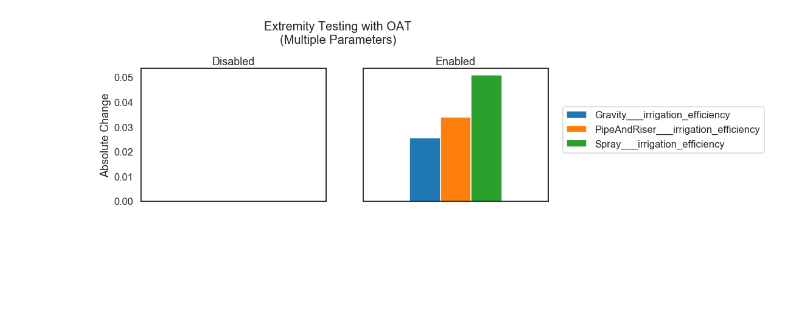
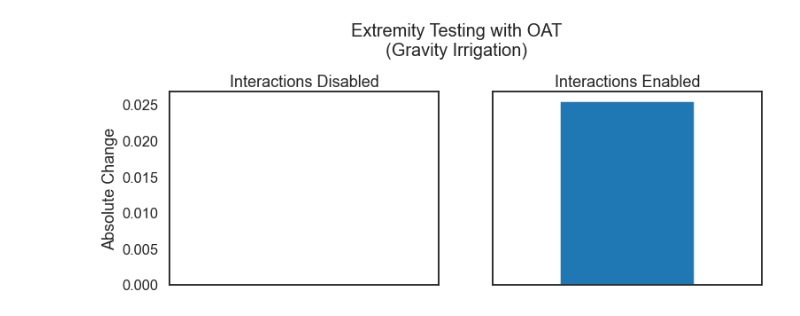
Before and after one commit to ConnectedSystems/oat-use, a Jupyter notebook: notebooks/1 MC analysis.ipynb, the cells around one changed output. Cells and saved outputs as stored; diff of their text form; code cells hidden in the pictures; blank space fills up the shorter version.

Commit message:
Recreated extremity results

```diff
--- a/notebooks/1 MC analysis.ipynb
+++ b/notebooks/1 MC analysis.ipynb
@@ -87,40 +88,45 @@ with_ext_results.columns = [c.replace('Farm___Irrigations___', '') for c in with
 tgt_cols = [c for c in with_ext_results.columns if 'gravity___irrigation_efficiency' in c.lower()]
 # %%
 selected_cols = [c for c in with_ext_results.columns
-                 if 'irrigation_eff' in c.lower()]
+                 if 'gravity___irrigation_efficiency' in c.lower()]
 
 selected_no_ext = no_ext_results.loc[:, selected_cols]
+selected_with_ext = with_ext_results.loc[:, selected_cols]
+
+
 selected_no_ext.columns = selected_no_ext.columns.str.replace('Farm___Crops___variables___', '')
+selected_no_ext.columns = selected_no_ext.columns.str.replace("___", ' ')
+selected_no_ext.columns = selected_no_ext.columns.str.replace("_", '')
 
-selected_with_ext = with_ext_results.loc[:, selected_cols]
 selected_with_ext.columns = selected_with_ext.columns.str.replace('Farm___Crops___variables___', '')
+selected_with_ext.columns = selected_with_ext.columns.str.replace("___", ' ')
+selected_with_ext.columns = selected_with_ext.columns.str.replace("_", ' ')
 
 
 fig, axes = plt.subplots(1,2, figsize=(12,4), sharey=True, sharex=True)
 
 selected_no_ext.loc[tgt_idx, :].plot(kind='bar', legend=None,
-                                           title='Disabled',
+                                           title='Interactions Disabled',
                                            ax=axes[0],
                                            rot=0)
 
 axes[0].set_ylabel('Absolute Change')
 
 x_axis = axes[0].axes.get_xaxis()
 x_axis.set_visible(False)
 
 
 selected_with_ext.loc[tgt_idx, :].plot(kind='bar',
                                              legend=None,
-                                             title='Enabled',
+                                             title='Interactions Enabled',
                                              rot=0,
-                                             ax=axes[1]).legend(
-                                                bbox_to_anchor=(1.05, 0.75)
-                                             )
+                                             ax=axes[1])
+# .legend(bbox_to_anchor=(1.05, 0.75))
 
 x_axis = axes[1].axes.get_xaxis()
 x_axis.set_visible(False)
 
-fig.suptitle("Extremity Testing with OAT\n(Multiple Parameters)", x=0.5, y=1.15, fontsize=20);
-fig.savefig(f'{FIG_DIR}extremity_testing_multi_param_results.png', dpi=300, bbox_inches='tight')
+fig.suptitle("Extremity Testing with OAT\n(Gravity Irrigation)", x=0.5, y=1.15, fontsize=20);
+fig.savefig(f'{FIG_DIR}extremity_testing_gravity_irrigation_results.png', dpi=300, bbox_inches='tight')
 # %% [output]
-[figure, old version]
+[figure, new version]
```
Also changed, not shown: parts of 2 cells of this notebook, 4 other files.
